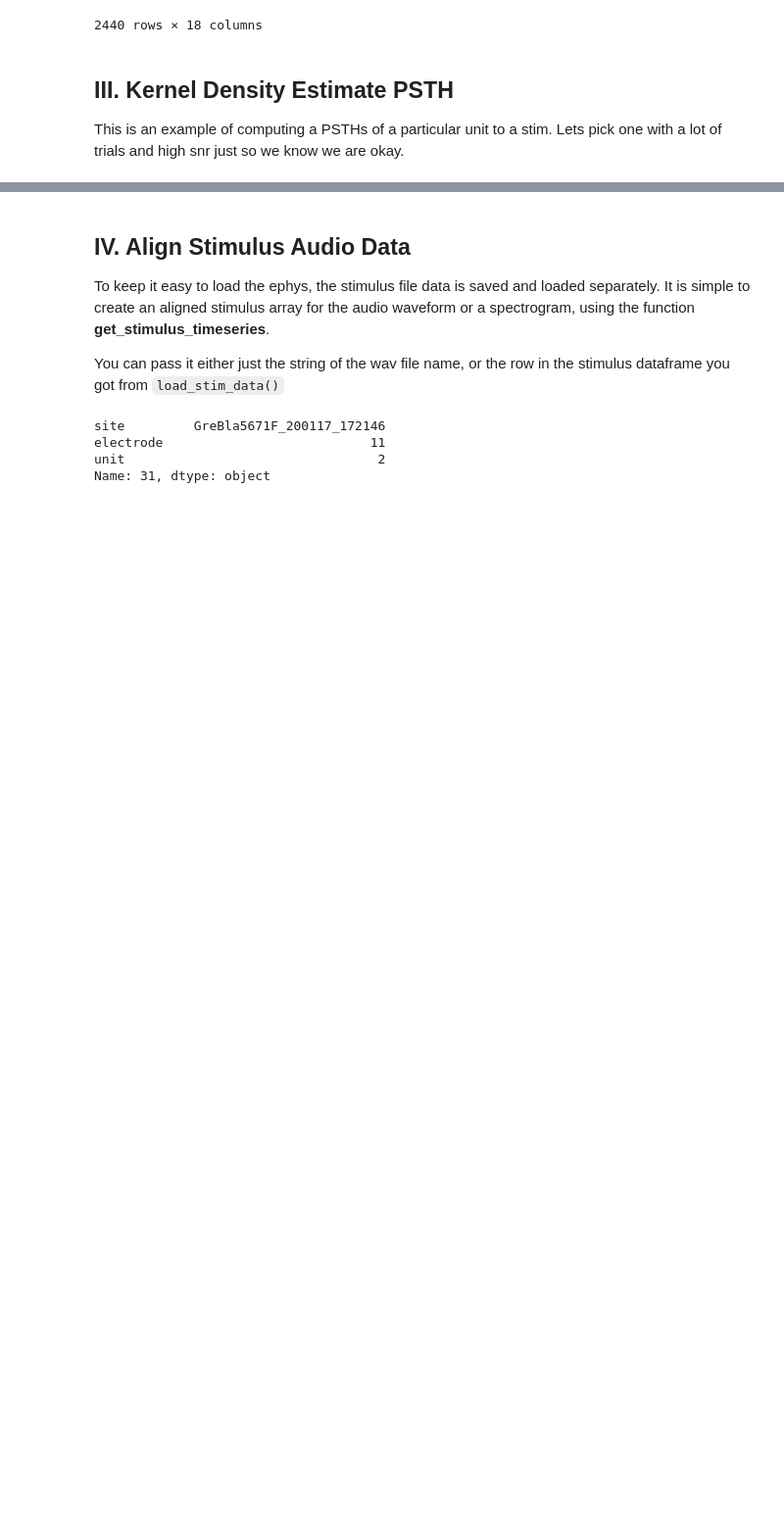
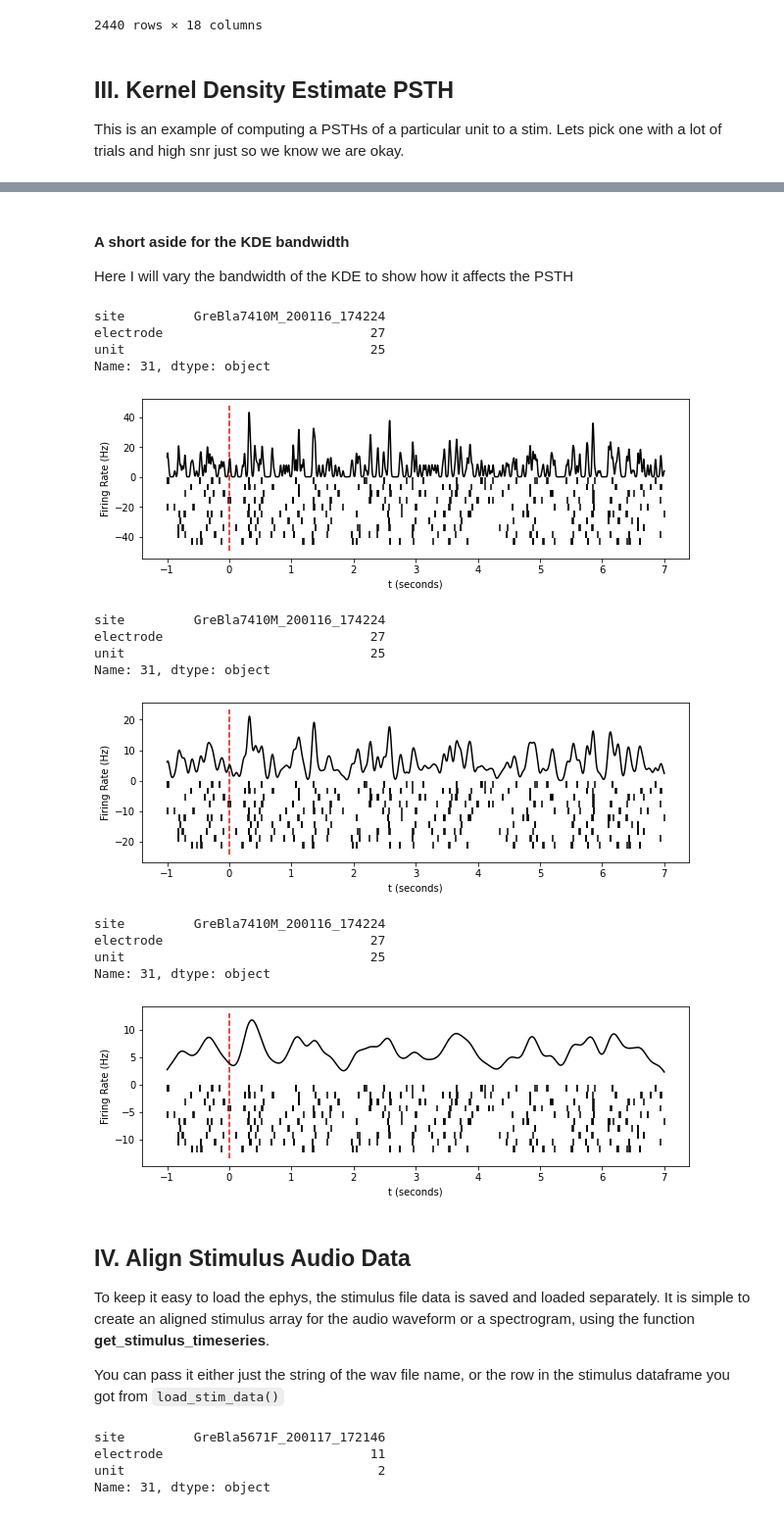
Before and after one commit to theunissenlab/zebra-finch-memory-lesions, a Jupyter notebook: notebooks/EPHYS1. Load Ephys Data + Stims.ipynb, the cells around one changed output, grey strips where cells are left out. Shown: that part at 98% size. Drawn from its saved outputs; the diff is of its cells as text; code cells hidden in the pictures; blank space fills up the shorter version.

Commit message:
Refresh and bug fixes for psths response strength and psth notebooks

```diff
--- a/notebooks/EPHYS1. Load Ephys Data + Stims.ipynb
+++ b/notebooks/EPHYS1. Load Ephys Data + Stims.ipynb
@@ -225,3 +225,28 @@ Name: 31, dtype: object
+# %% [markdown]
+#### A short aside for the KDE bandwidth
+
+Here I will vary the bandwidth of the KDE to show how it affects the PSTH
+# %%
+for bandwidth in (0.01, 0.03, 0.1):
+    fig = plt.figure(figsize=(10, 3))
+    plot_kde_and_raster(row2, bandwidth=bandwidth)
+    plt.show()
+# %% [output]
+site         GreBla7410M_200116_174224
+electrode                           27
+unit                                25
+Name: 31, dtype: object
+[figure, added]
+site         GreBla7410M_200116_174224
+electrode                           27
+unit                                25
+Name: 31, dtype: object
+[figure, added]
+site         GreBla7410M_200116_174224
+electrode                           27
+unit                                25
+Name: 31, dtype: object
+[figure, added]
 # %% [markdown]
 ## IV. Align Stimulus Audio Data
 
```
Also changed, not shown: parts of 4 cells of this notebook, 3 other files.
